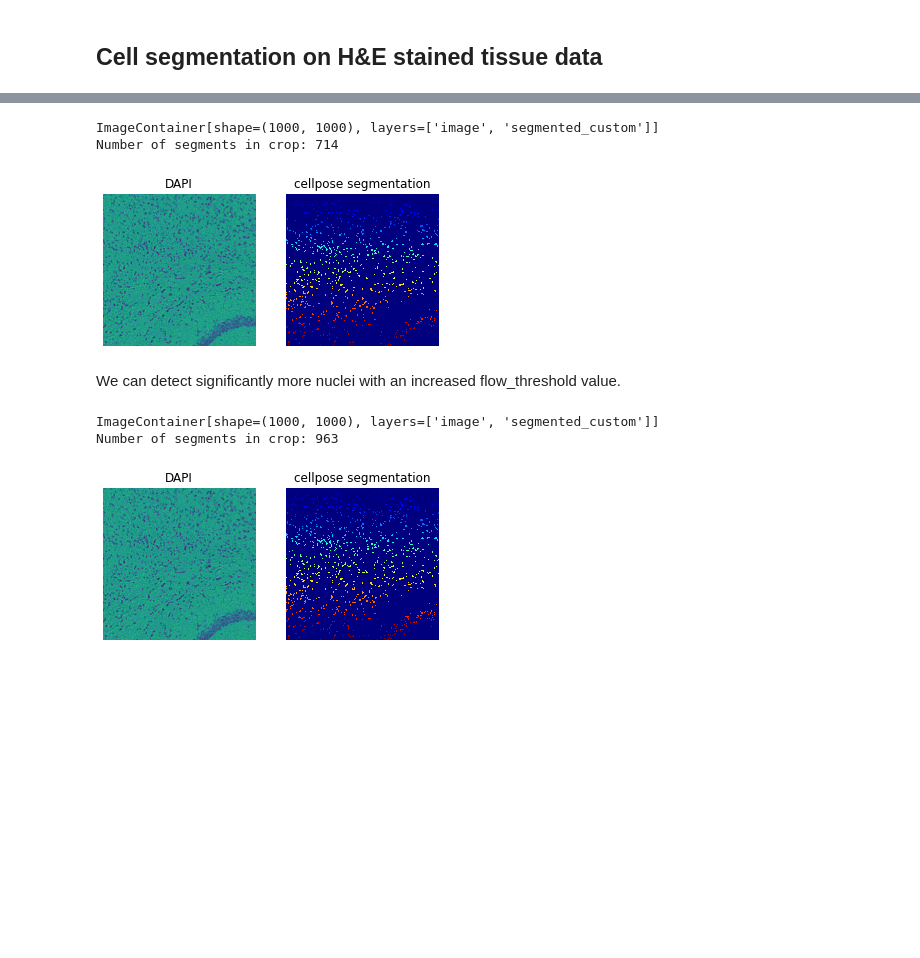
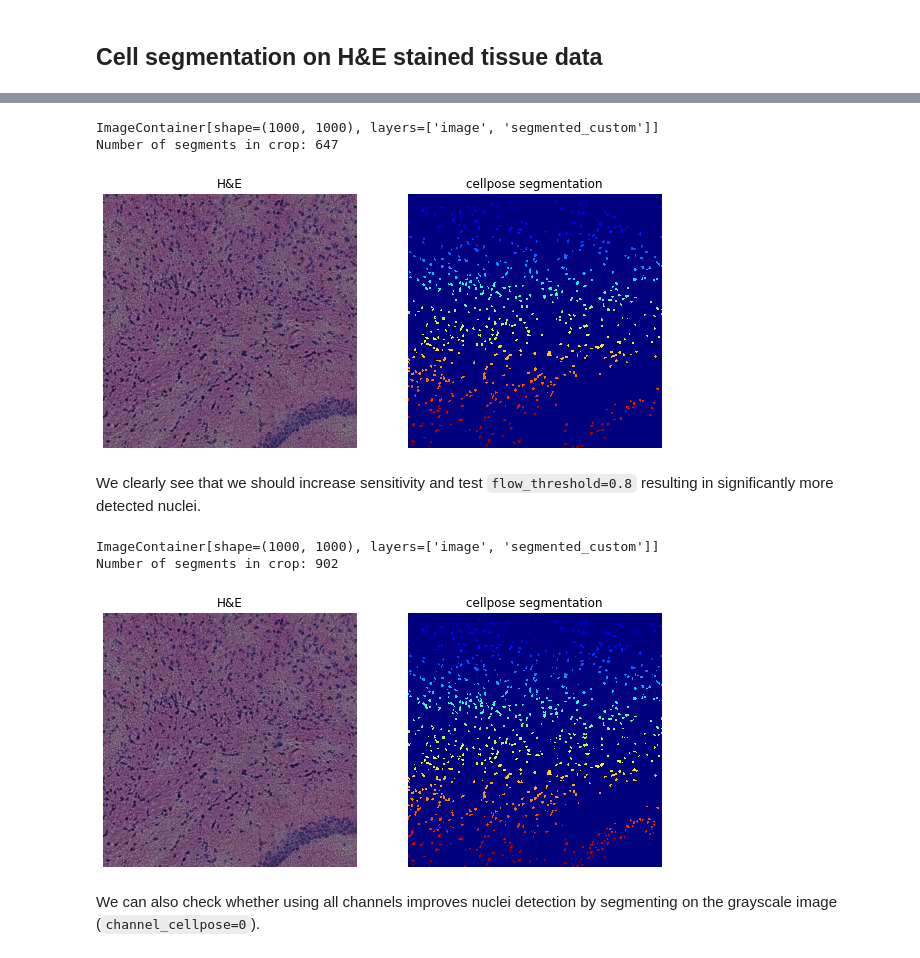
Before and after one commit to scverse/squidpy_notebooks, a Jupyter notebook: docs/source/external_tutorials/tutorial_cellpose_segmentation.ipynb, the cells around one changed output, grey strips where cells are left out. Cells and saved outputs as stored; diff of their text form; code cells hidden in the pictures; blank space fills up the shorter version.

```diff
--- a/docs/source/external_tutorials/tutorial_cellpose_segmentation.ipynb
+++ b/docs/source/external_tutorials/tutorial_cellpose_segmentation.ipynb
@@ -76,7 +70,7 @@ sq.im.segment(img=crop, layer="image", channel=0, method=cellpose, min_size=200)
 print(crop)
 print(f"Number of segments in crop: {len(np.unique(crop['segmented_custom']))}")
 
-fig, axes = plt.subplots(1, 2)
+fig, axes = plt.subplots(1, 2, figsize=(10, 20))
 crop.show("image", channel=0, ax=axes[0])
 _ = axes[0].set_title("DAPI")
 crop.show("segmented_custom", cmap="jet", interpolation="none", ax=axes[1])
@@ -95,9 +90,9 @@ allow for cellpose by `flow_threshold`.
 # %%
-def cellpose_hne(img, min_size=15, flow_threshold=0.4):
+def cellpose_he(img, min_size=15, flow_threshold=0.4, channel_cellpose=0):
     model = models.Cellpose(model_type='nuclei')
     res, _, _, _ = model.eval(
         img,
-        channels=[0, 0],
+        channels=[channel_cellpose, 0],
         diameter=None,
         min_size=min_size,
         invert=True,
@@ -118,32 +110,34 @@ Cellpose segmentation with the default value flow_threshold=0.4.
 # %%
-sq.im.segment(img=crop, layer="image", channel=0, method=cellpose_hne)
+sq.im.segment(img=crop, layer="image", channel=None, method=cellpose_he, channel_cellpose=1)
 
 print(crop)
 print(f"Number of segments in crop: {len(np.unique(crop['segmented_custom']))}")
 
-fig, axes = plt.subplots(1, 2)
-crop.show("image", channel=0, ax=axes[0])
-_ = axes[0].set_title("DAPI")
+fig, axes = plt.subplots(1, 2, figsize=(10, 20))
+crop.show("image", channel=None, ax=axes[0])
+_ = axes[0].set_title("H&E")
 crop.show("segmented_custom", cmap="jet", interpolation="none", ax=axes[1])
 _ = axes[1].set_title("cellpose segmentation")
 # %% [output]
 ImageContainer[shape=(1000, 1000), layers=['image', 'segmented_custom']]
-Number of segments in crop: 714
+Number of segments in crop: 647
-[figure, old version]
+[figure, new version]
-# %% [markdown]
-We can detect significantly more nuclei with an increased flow_threshold value.
+# %% [markdown]
+We clearly see that we should increase sensitivity and test `flow_threshold=0.8` resulting in significantly more detected nuclei.
 # %%
-sq.im.segment(img=crop, layer="image", channel=0, method=cellpose_hne, flow_threshold=0.8)
+sq.im.segment(img=crop, layer="image", channel=None, method=cellpose_he, flow_threshold=0.8, channel_cellpose=1)
 
 print(crop)
 print(f"Number of segments in crop: {len(np.unique(crop['segmented_custom']))}")
 
-fig, axes = plt.subplots(1, 2)
-crop.show("image", channel=0, ax=axes[0])
-_ = axes[0].set_title("DAPI")
+fig, axes = plt.subplots(1, 2, figsize=(10, 20))
+crop.show("image", channel=None, ax=axes[0])
+_ = axes[0].set_title("H&E")
 crop.show("segmented_custom", cmap="jet", interpolation="none", ax=axes[1])
 _ = axes[1].set_title("cellpose segmentation")
 # %% [output]
 ImageContainer[shape=(1000, 1000), layers=['image', 'segmented_custom']]
-Number of segments in crop: 963
+Number of segments in crop: 902
-[figure, old version]
+[figure, new version]
+# %% [markdown]
+We can also check whether using all channels improves nuclei detection by segmenting on the grayscale image (`channel_cellpose=0`).
```
Also changed, not shown: parts of 15 cells of this notebook.
